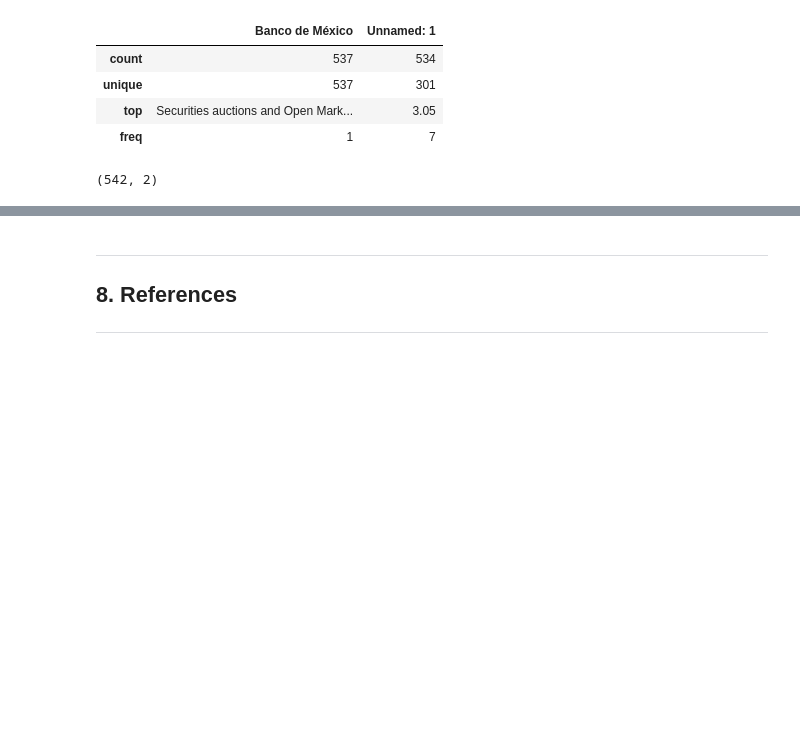
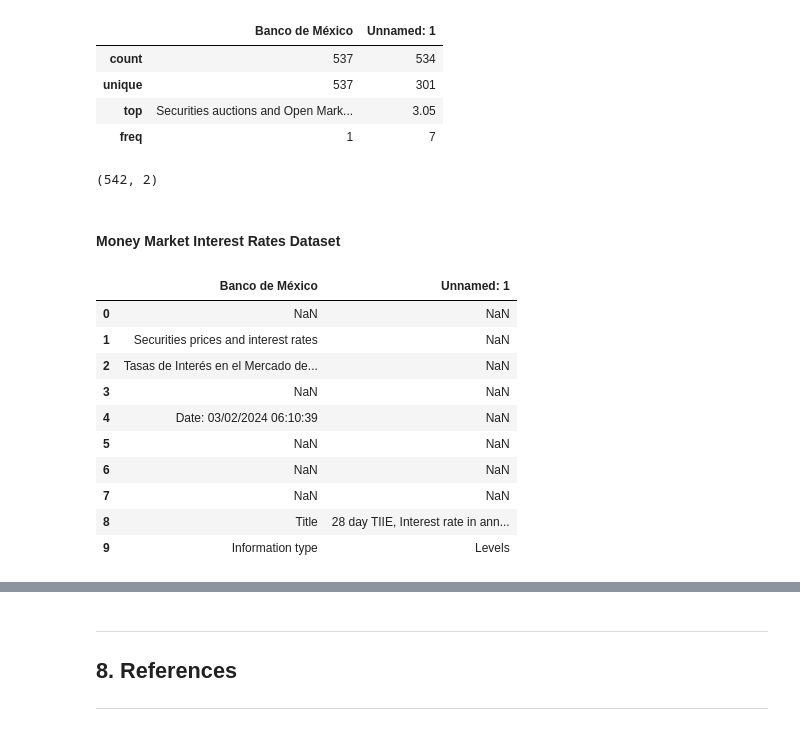
Before and after one commit to DanielEduardoLopez/SalesForecasting, a Jupyter notebook: SalesPrediction.ipynb, the cells around one changed output, grey strips where cells are left out. Drawn from its saved outputs; the diff is of its cells as text; code cells hidden in the pictures; blank space fills up the shorter version.

Commit message:
Added data description of money market interest rates dataset

```diff
--- a/SalesPrediction.ipynb
+++ b/SalesPrediction.ipynb
@@ -490,3 +490,20 @@ bonds_rates_df.describe()
 bonds_rates_df.shape
 # %% [output]
 (542, 2)
+# %% [markdown]
+#### **Money Market Interest Rates Dataset**
+# %%
+# Preview of the dataset
+interest_rates_df.head(10)
+# %% [output]
+|  | Banco de México | Unnamed: 1 |
+| 0 | NaN | NaN |
+| 1 | Securities prices and interest rates | NaN |
+| 2 | Tasas de Interés en el Mercado de... | NaN |
+| 3 | NaN | NaN |
+| 4 | Date: 03/02/2024 06:10:39 | NaN |
+| 5 | NaN | NaN |
+| 6 | NaN | NaN |
+| 7 | NaN | NaN |
+| 8 | Title | 28 day TIIE, Interest rate in ann... |
+| 9 | Information type | Levels |
```
Also changed, not shown: parts of 6 cells of this notebook.
